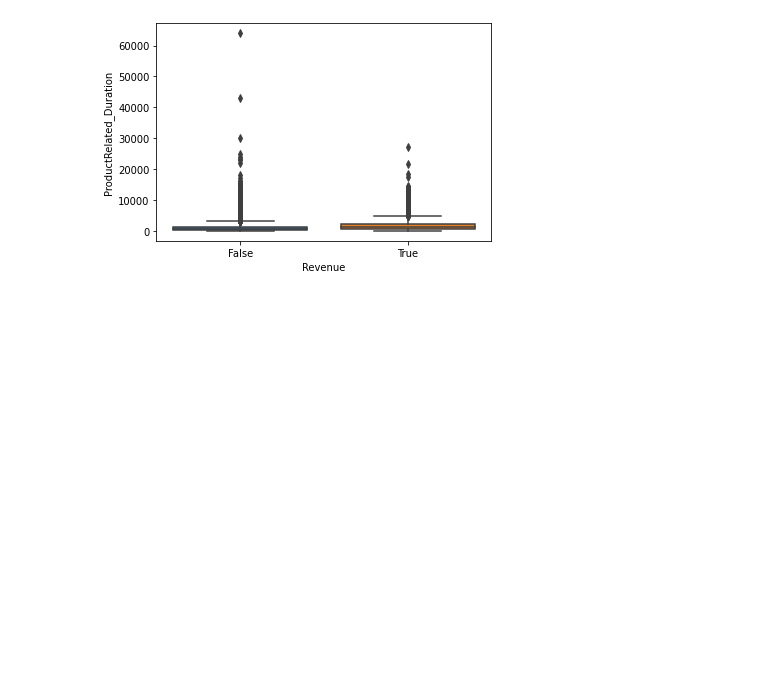
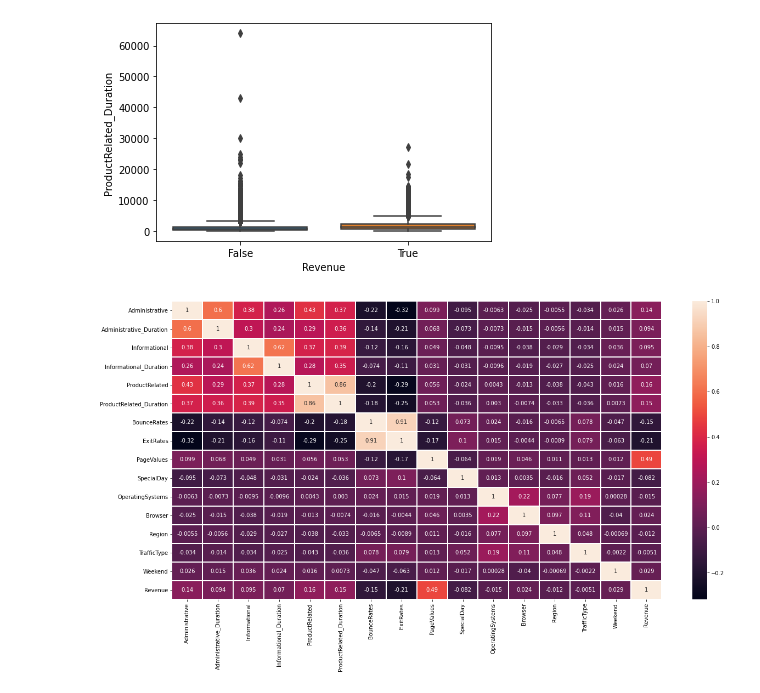
Before and after one commit to jyotsnae/Springboard, a Jupyter notebook: Capstone Two/Online Shopper's Purchasing Intention - EDA .ipynb, the cells around one changed output. Drawn from its saved outputs; the diff is of its cells as text; code cells hidden in the pictures; blank space fills up the shorter version.

```diff
--- a/Capstone Two/Online Shopper's Purchasing Intention - EDA .ipynb
+++ b/Capstone Two/Online Shopper's Purchasing Intention - EDA .ipynb
@@ -147,3 +136,8 @@ for i in ['BounceRates', 'ExitRates','PageValues', 'Administrative_Duration','In
 [figure]
 [figure]
 [figure]
+# %%
+plt.figure(figsize=(20,10))
+sns.heatmap(df.corr(),annot=True,linewidths=.05);
+# %% [output]
+[figure, added]
```
Also changed, not shown: parts of 7 cells of this notebook.
